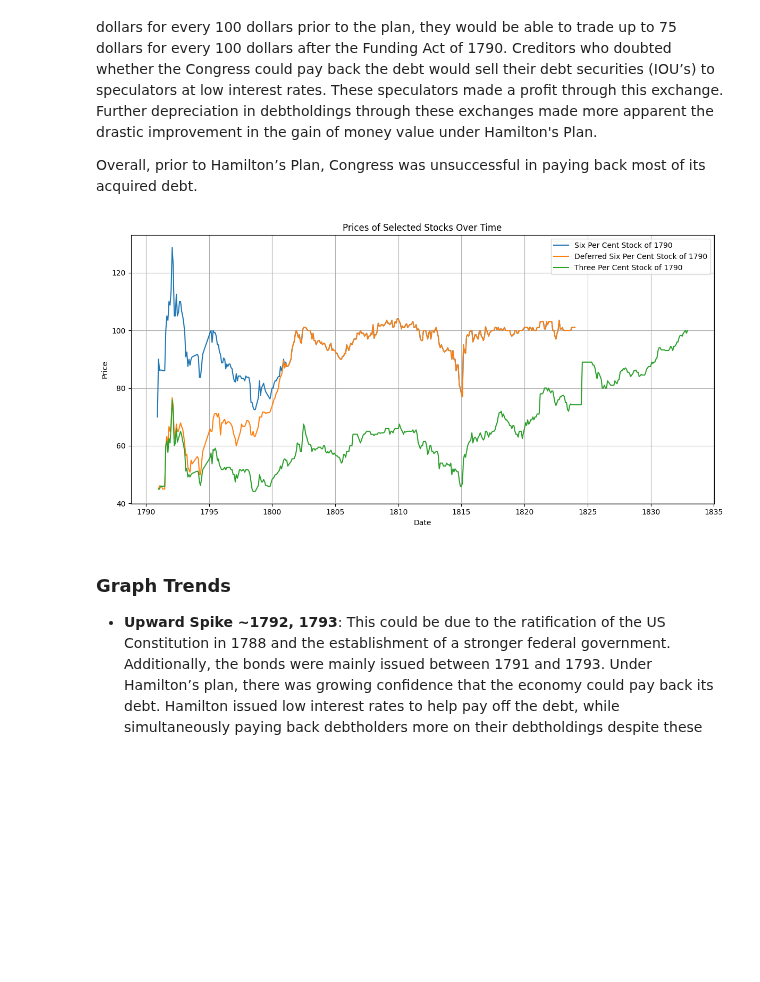
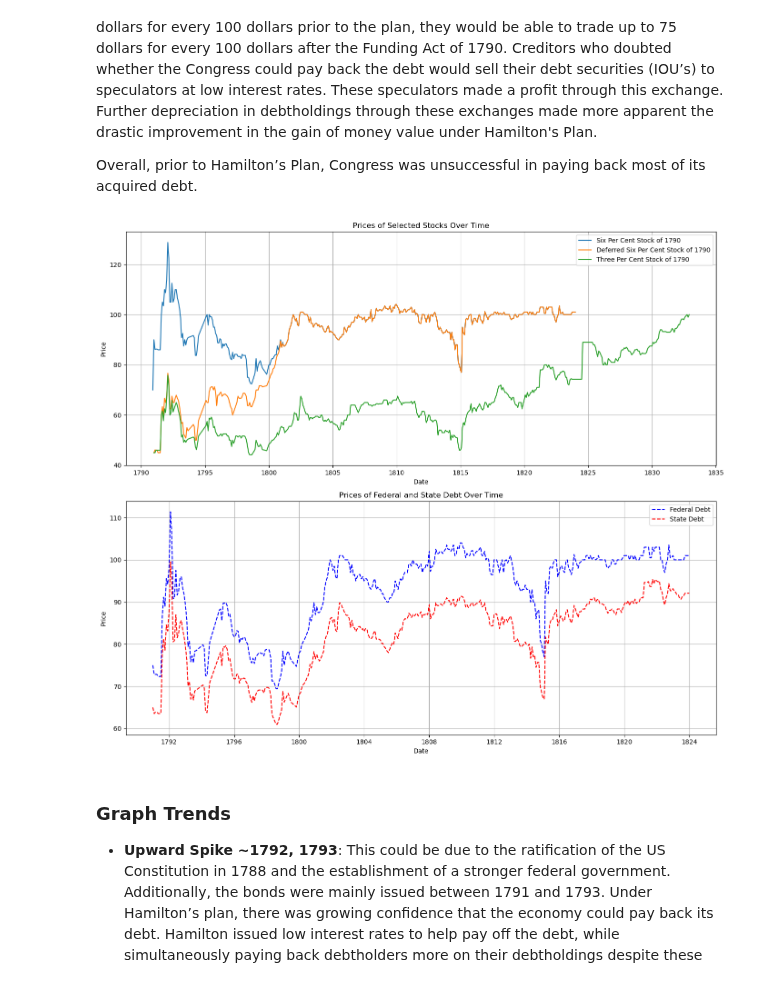
Before and after one commit to davidch2020/Bond-Bios, a Jupyter notebook: HamiltonBondBio.ipynb, the cells around one changed output. Drawn from its saved outputs; the diff is of its cells as text; code cells hidden in the pictures; blank space fills up the shorter version.

```diff
--- a/HamiltonBondBio.ipynb
+++ b/HamiltonBondBio.ipynb
@@ -175,7 +175,7 @@ import pandas as pd
 import matplotlib.pyplot as plt
 # %%
 # load data
-bond_h5 = pd.HDFStore("data/BondDF.h5", mode="r")
+bond_h5 = pd.HDFStore("/Users/sanjeevsubramanian/Downloads/BondDF.h5", mode="r")
 bond_price = bond_h5["BondPrice"]
 bond_h5.close()
 # %%
@@ -211,21 +211,24 @@ for date in bond_price.index.unique():
 federal_debt_df = pd.DataFrame(federal_debt)
 state_debt_df = pd.DataFrame(state_debt)
 # %%
-def plot_stock_prices(bond_price, l1_ids_of_interest, bond_names):
-    plt.figure(figsize=(12, 6))
+
+def plot_combined_prices(bond_price, l1_ids_of_interest, bond_names, federal_debt_df, state_debt_df):
+
+    plt.figure(figsize=(14, 12))  # set the size of the graph
+
+    # plotting the prices of the three stocks over time
+    plt.subplot(2, 1, 1)
     for l1_id in l1_ids_of_interest:
-        bond_data = bond_price[(l1_id, 'Average')].dropna()
-        plt.plot(bond_data.index, bond_data.values, label=bond_names[l1_id])
+        bond_data = bond_price[(l1_id, 'Average')].dropna() # drop any missing values
+        plt.plot(bond_data.index, bond_data.values, label=bond_names[l1_id]) # add labels to the stocks
     plt.title('Prices of Selected Stocks Over Time')
     plt.xlabel('Date')
     plt.ylabel('Price')
     plt.legend()
     plt.grid(True)
-    plt.tight_layout()
-    plt.show()
 
-def plot_debt_prices(federal_debt_df, state_debt_df):
-    plt.figure(figsize=(12, 6))
+    # plotting the prices of the state + federal debt; basically the same process as the other graph
+    plt.subplot(2, 1, 2)
     plt.plot(federal_debt_df['Date'], federal_debt_df['Price'], label='Federal Debt', linestyle='--', color='b')
     plt.plot(state_debt_df['Date'], state_debt_df['Price'], label='State Debt', linestyle='--', color='r')
     plt.title('Prices of Federal and State Debt Over Time')
@@ -233,27 +236,13 @@ def plot_debt_prices(federal_debt_df, state_debt_df):
     plt.ylabel('Price')
     plt.legend()
     plt.grid(True)
+
     plt.tight_layout()
     plt.show()
-
-def plot_all_prices(bond_price, l1_ids_of_interest, bond_names, federal_debt_df, state_debt_df):
-    plt.figure(figsize=(12, 6))
-    for l1_id in l1_ids_of_interest:
-        bond_data = bond_price[(l1_id, 'Average')].dropna()
-        plt.plot(bond_data.index, bond_data.values, label=bond_names[l1_id])
-    plt.plot(federal_debt_df['Date'], federal_debt_df['Price'], label='Federal Debt', linestyle='--', color='b')
-    plt.plot(state_debt_df['Date'], state_debt_df['Price'], label='State Debt', linestyle='--', color='r')
-    plt.title('Prices of Selected Stocks and Federal/State Debt Over Time')
-    plt.xlabel('Date')
-    plt.ylabel('Price')
-    plt.legend()
-    plt.grid(True)
-    plt.tight_layout()
-    plt.show()
 # %%
-plot_stock_prices(bond_price, l1_ids_of_interest, bond_names)
+plot_combined_prices(bond_price, l1_ids_of_interest, bond_names, federal_debt_df, state_debt_df)
 # %% [output]
-[figure, old version]
+[figure, new version]
 # %% [markdown]
 ### Graph Trends
 - **Upward Spike ~1792, 1793**: This could be due to the ratification of the US Constitution in 1788 and the establishment of a stronger federal government. Additionally, the bonds were mainly issued between 1791 and 1793. Under Hamilton’s plan, there was growing confidence that the economy could pay back its debt. Hamilton issued low interest rates to help pay  off the debt, while simultaneously paying back debtholders more on their debtholdings despite these lower rates. Such factors are consistent with the rise in stocks in the early 1790s.
```
Also changed, not shown: parts of 2 cells of this notebook.
